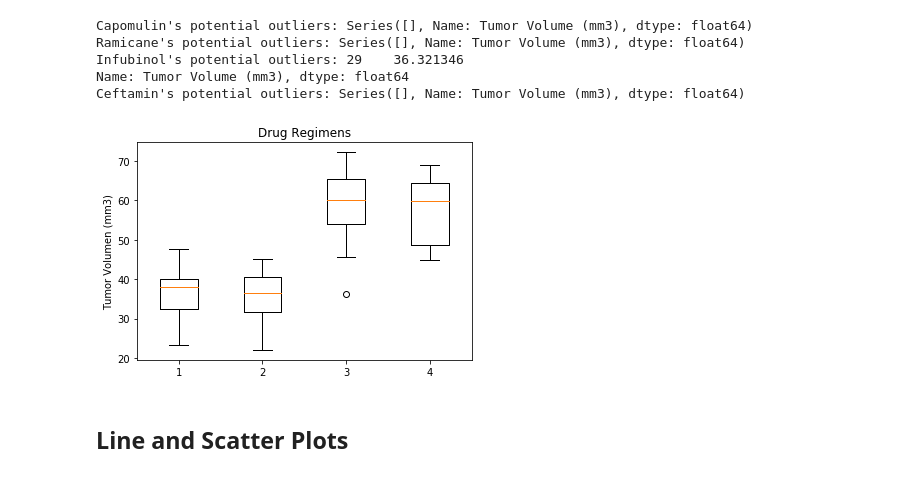
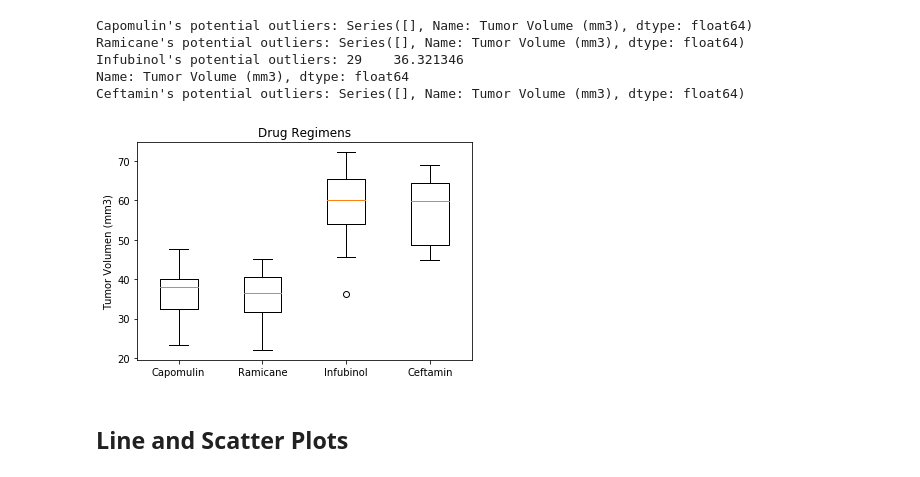
Before and after one commit to alfonsocamero/python-matplotlib-challenge, a Jupyter notebook: Pymaceuticals/pymaceuticals.ipynb, the cells around one changed output. Saved outputs shown, nothing was run; the diff lists cells and outputs as text; code cells hidden in the pictures.

Commit message:
Added tick labels to boxplot graph

```diff
--- a/Pymaceuticals/pymaceuticals.ipynb
+++ b/Pymaceuticals/pymaceuticals.ipynb
@@ -511,16 +511,16 @@ Ceftamin's potential outliers: Series([], Name: Tumor Volume (mm3), dtype: float
 # %%
 # Generate a box plot of the final tumor volume of each mouse across four regimens of interest
 fig1, ax1 = plt.subplots()
 ax1.set_title('Drug Regimens')
 ax1.set_ylabel('Tumor Volumen (mm3)')
 ax1.boxplot(fin_tumvol)
 
-#plt.xticks([1, 2, 3, 4],
-           #["10", "20", "30", "40"])
+plt.xticks([1, 2, 3, 4],
+           ["Capomulin", "Ramicane", "Infubinol", "Ceftamin"])
 
 plt.show()
 # %% [output]
-[figure, old version]
+[figure, new version]
 # %% [markdown]
 ## Line and Scatter Plots
 # %%
```
